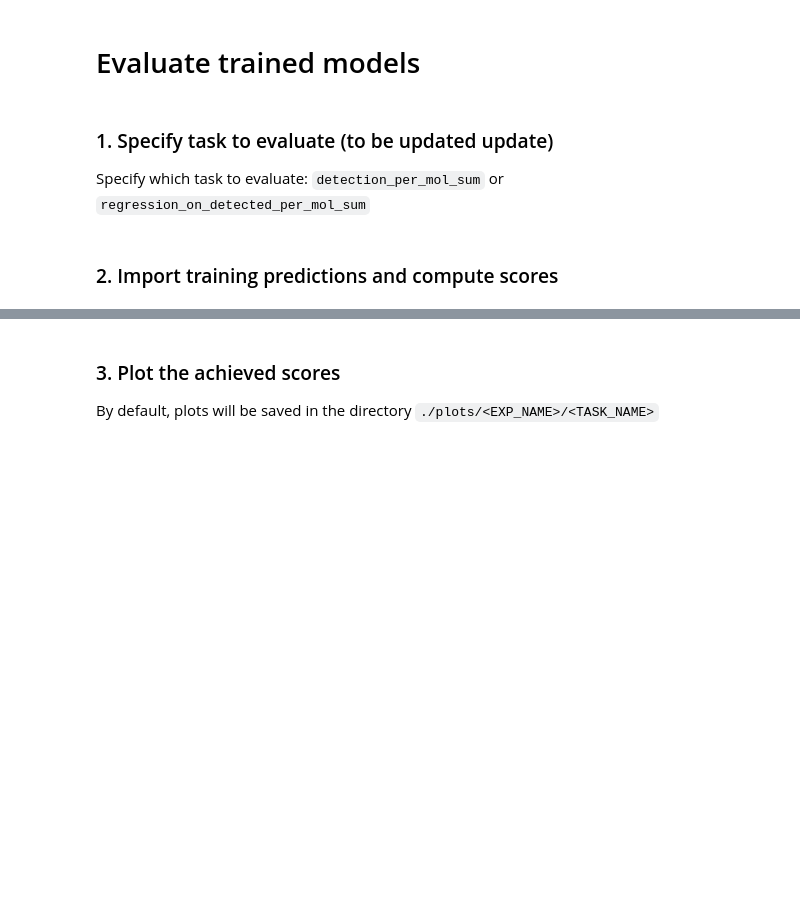
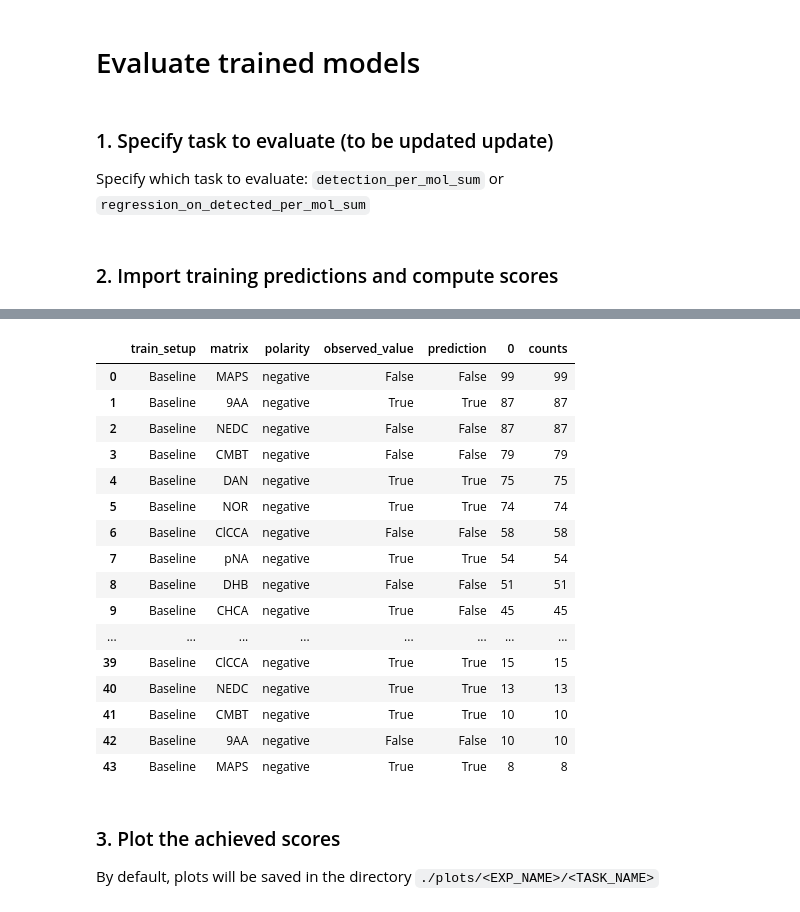
Before and after one commit to alexandrovteam/predicting-APMALDI-response, a Jupyter notebook: evaluate_trained_models.ipynb, the cells around one changed output, grey strips where cells are left out. Cells and saved outputs as stored; diff of their text form; code cells hidden in the pictures; blank space fills up the shorter version.

Commit message:
Update random baseline; update eval plots; add summary shap features

```diff
--- a/evaluate_trained_models.ipynb
+++ b/evaluate_trained_models.ipynb
@@ -48,13 +51,20 @@ formatted_metric_names = {
 if "detection" in TASK_NAME:
     metric = "macro_avg_f1_score"
     count_key = 'detected'
+    pval_metric = None
     task_typename = "classification"
 elif "regression" in TASK_NAME or "rank" in TASK_NAME:
-    metric = "Spearman's R"
+    # metric = "Spearman's R"
+    # pval_metric = "S pval"
+    metric = "Pearson's R"
+    pval_metric = "P pval"
+    # metric = "RMSE"
+    # pval_metric = None
     count_key = 'non-zero obs'
     task_typename = "regression"
 else:
     raise ValueError(TASK_NAME)
 # %%
-molecules_with_zero_charge = evaluation_utils.get_molecules_with_zero_formal_charge(raw_intensities_csv)
+molecules_with_zero_charge = evaluation_utils.get_molecules_with_zero_formal_charge(
+    raw_intensities_csv)
 # %%
@@ -75,0 +114,8 @@ mean_metrics = mean_metrics.join(std_metrics, lsuffix='_mean', rsuffix='_std').r
+# %%
+# Average multiple predictions:
+predictions_df = predictions_df.groupby([model_typename, 'name_short', 'matrix',
+       'polarity', 'train_setup'], as_index=False).mean()
+predictions_df.drop(columns=["iter_index"], inplace=True)
+# %%
+predictions_df["matrix_pol"] = predictions_df["matrix"] + "_" + predictions_df[
+    "polarity"]
@@ -76,3 +169,82 @@ mean_metrics = mean_metrics.join(std_metrics, lsuffix='_mean', rsuffix='_std').r
+# %%
+if task_typename == "classification":
+    # Threshold the average predictions from multiple models:
+    predictions_df.loc[:, "prediction"] = predictions_df["prediction"] > 0.5
+    predictions_df.loc[:, "observed_value"] = predictions_df["observed_value"] > 0.5
+    predictions_df = predictions_df[predictions_df.polarity == chosen_polarity]
+    predictions_df = predictions_df[predictions_df.train_setup == "Baseline"]
+    value_counts = predictions_df[["train_setup", "matrix", "polarity", "observed_value", "prediction"]].value_counts()
+    value_counts = value_counts.reset_index()
+    value_counts["counts"] = value_counts[0].astype("int")
+    # value_counts
+
+    g = sns.FacetGrid(value_counts,
+                  # hue="train_setup",
+                  col='matrix',
+                  col_wrap=5,
+                  # height=6,
+                  )
+    for (row_i, col_j, cue), data_ijk in g.facet_data():
+        ax = g.facet_axis(row_i, col_j)
+        # print(data_ijk)
+        pivot = data_ijk.pivot(index='observed_value', columns='prediction', values='counts').fillna(0).astype("int")
+
+        sns.heatmap(pivot, ax=ax,
+                    square=True,
+                    annot=True,
+                    fmt="d"
+                    )
+        # sns.scatterplot(data=data_ijk,
+        #            x='observed_value',
+        #            y='prediction',
+        #             # hue="matrix_pol",
+        #            # palette="dark",
+        #             s=data_ijk['counts'].to_numpy(),
+        #             alpha=.6,
+        #            # height=6
+        #            )
+    # g.map_dataframe(sns.scatterplot,
+    #                x='observed_value',
+    #                y='prediction',
+    #                 # hue="matrix_pol",
+    #                # palette="dark",
+    #                 s='data',
+    #                 alpha=.6,
+    #                # height=6
+    #                )
+    g.add_legend()
+    plt.show()
+
+    value_counts = predictions_df[["train_setup", "observed_value", "prediction"]].value_counts()
+    value_counts = value_counts.reset_index()
+    value_counts["counts"] = value_counts[0]
+    # value_counts
+
+    pivot = value_counts.pivot(index='observed_value', columns='prediction', values='counts')
+    sns.heatmap(pivot,
+                # ax=ax,
+                    square=True,
+                annot=True,
+                fmt='d'
+                    )
+# %% [output]
+|  | train_setup | matrix | polarity | observed_value | prediction | 0 | counts |
+| 0 | Baseline | MAPS | negative | False | False | 99 | 99 |
+| 1 | Baseline | 9AA | negative | True | True | 87 | 87 |
+| 2 | Baseline | NEDC | negative | False | False | 87 | 87 |
+| 3 | Baseline | CMBT | negative | False | False | 79 | 79 |
+| 4 | Baseline | DAN | negative | True | True | 75 | 75 |
+| 5 | Baseline | NOR | negative | True | True | 74 | 74 |
+| 6 | Baseline | ClCCA | negative | False | False | 58 | 58 |
+| 7 | Baseline | pNA | negative | True | True | 54 | 54 |
+| 8 | Baseline | DHB | negative | False | False | 51 | 51 |
+| 9 | Baseline | CHCA | negative | True | False | 45 | 45 |
+| ... | ... | ... | ... | ... | ... | ... | ... |
+| 39 | Baseline | ClCCA | negative | True | True | 15 | 15 |
+| 40 | Baseline | NEDC | negative | True | True | 13 | 13 |
+| 41 | Baseline | CMBT | negative | True | True | 10 | 10 |
+| 42 | Baseline | 9AA | negative | False | False | 10 | 10 |
+| 43 | Baseline | MAPS | negative | True | True | 8 | 8 |
 # %% [markdown]
 ### 3. Plot the achieved scores
 By default, plots will be saved in the directory `./plots/<EXP_NAME>/<TASK_NAME>`
```
Also changed, not shown: parts of 12 cells of this notebook, 3 other files.
